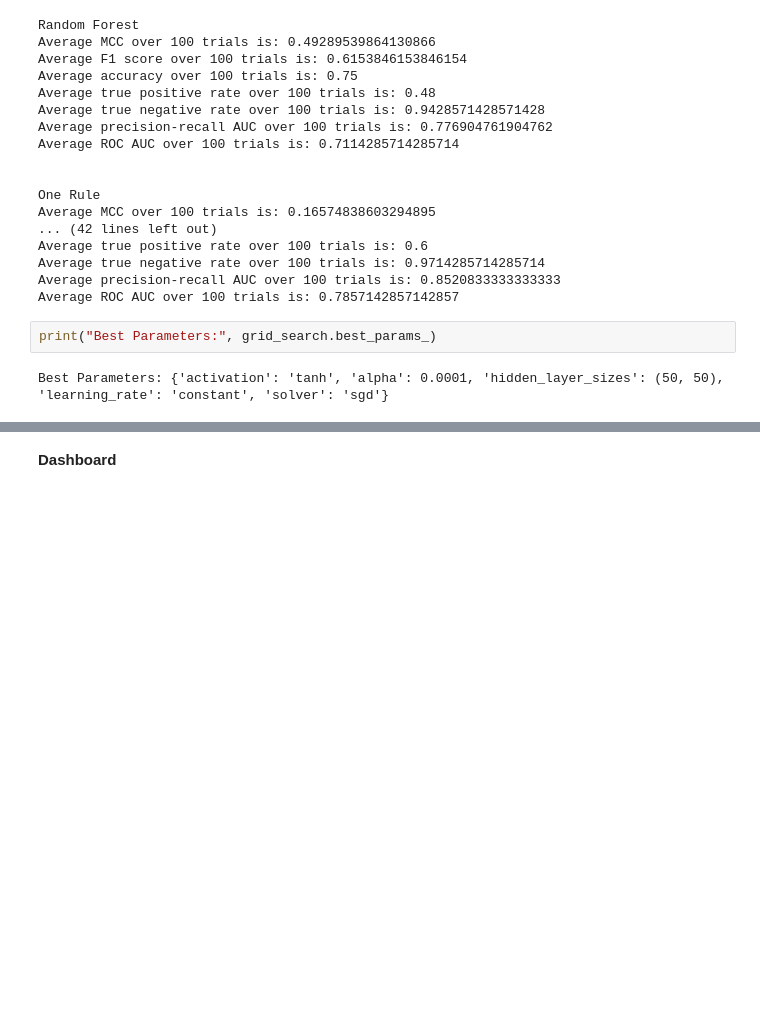
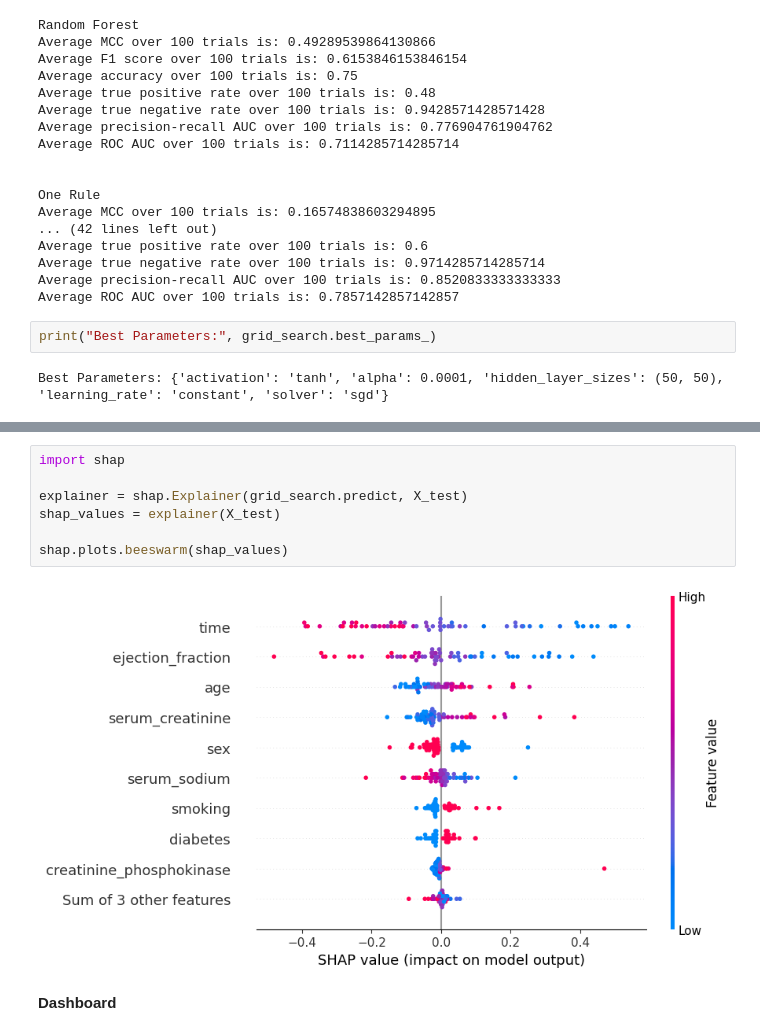
Before and after one commit to rhiats/Heart-Failure-Clinical-Records, a Jupyter notebook: Heart_Failure_Clinical_Records.ipynb, the cells around one changed output, grey strips where cells are left out. Drawn from its saved outputs; the diff is of its cells as text; blank space fills up the shorter version.

Commit message:
SHAP values

```diff
--- a/Heart_Failure_Clinical_Records.ipynb
+++ b/Heart_Failure_Clinical_Records.ipynb
@@ -651,2 +674,11 @@ Best Parameters: {'activation': 'tanh', 'alpha': 0.0001, 'hidden_layer_sizes': (
+# %%
+import shap
+
+explainer = shap.Explainer(grid_search.predict, X_test)
+shap_values = explainer(X_test)
+
+shap.plots.beeswarm(shap_values)
+# %% [output]
+[figure, added]
 # %% [markdown]
 **Dashboard**
```
Also changed, not shown: parts of 2 cells of this notebook.
